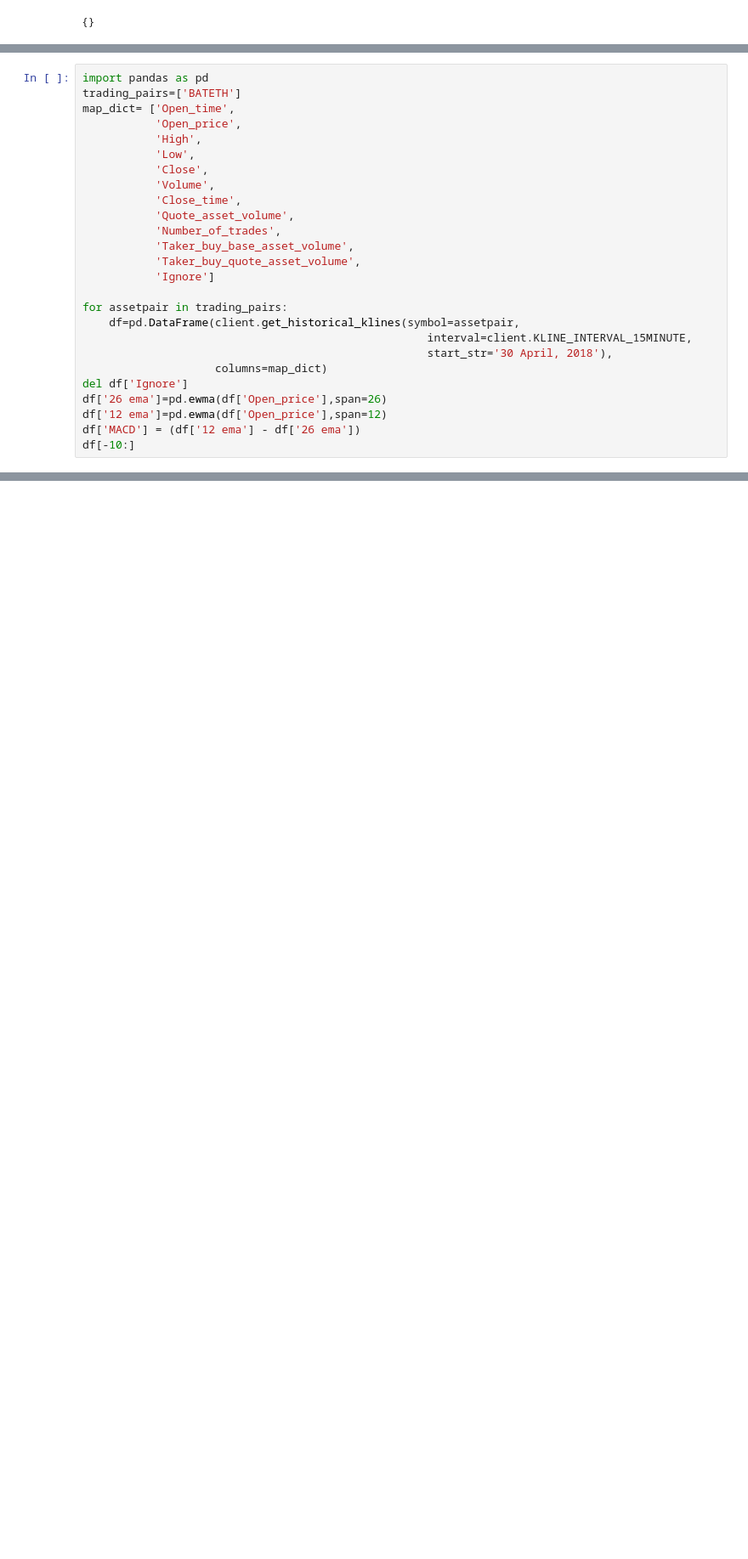
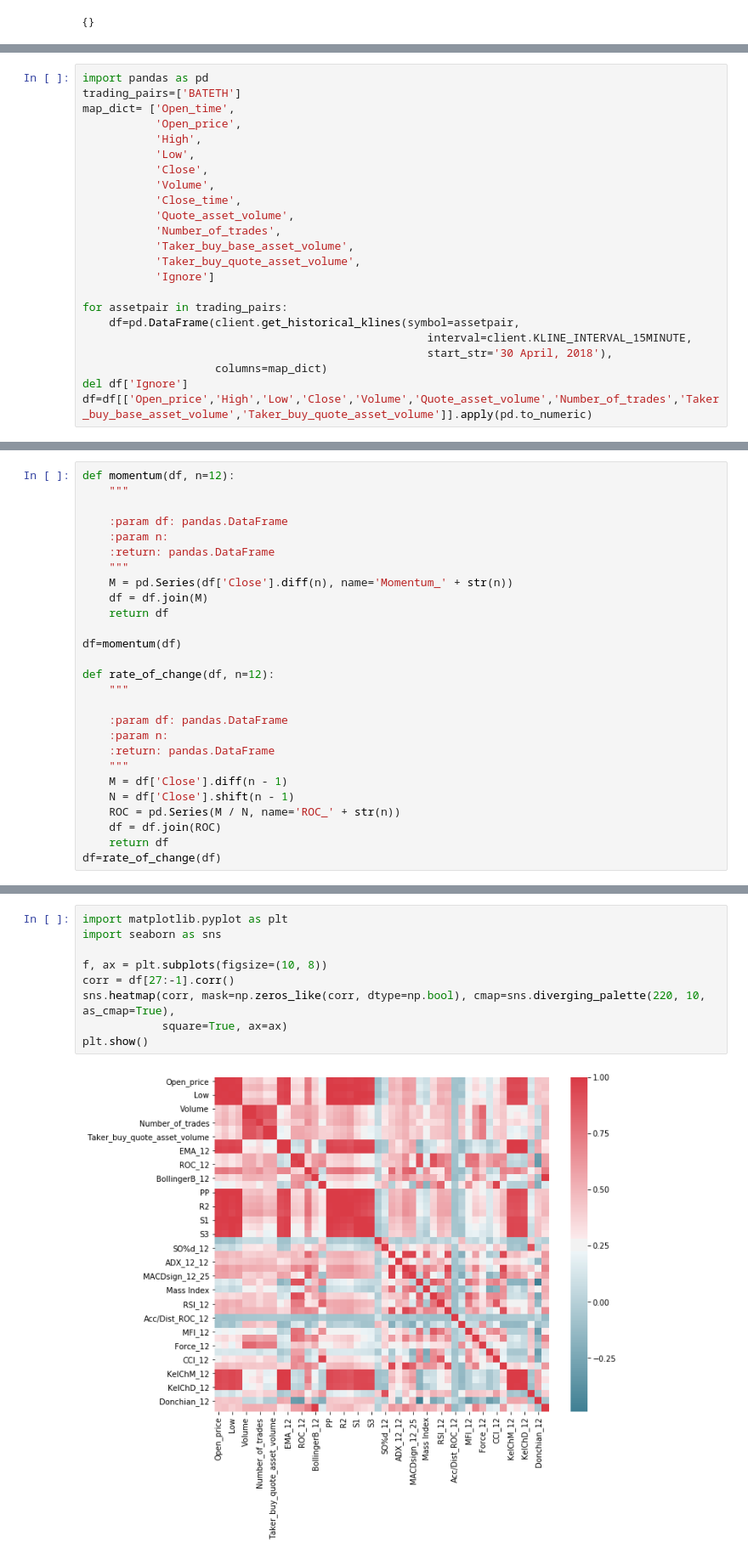
Before and after one commit to pavantejam/Finance, a Jupyter notebook: Untitled.ipynb, the cells around one changed output, grey strips where cells are left out. Shown at 85% size. Drawn from its saved outputs; the diff is of its cells as text; blank space fills up the shorter version.

```diff
--- a/Untitled.ipynb
+++ b/Untitled.ipynb
@@ -103,7 +104,4 @@ for assetpair in trading_pairs:
                                                     start_str='30 April, 2018'),
                     columns=map_dict)
 del df['Ignore']
-df['26 ema']=pd.ewma(df['Open_price'],span=26)
-df['12 ema']=pd.ewma(df['Open_price'],span=12)
-df['MACD'] = (df['12 ema'] - df['26 ema'])
-df[-10:]
+df=df[['Open_price','High','Low','Close','Volume','Quote_asset_volume','Number_of_trades','Taker_buy_base_asset_volume','Taker_buy_quote_asset_volume']].apply(pd.to_numeric)
@@ -121,0 +153,27 @@ df[-10:]
+# %%
+def momentum(df, n=12):
+    """
+
+    :param df: pandas.DataFrame
+    :param n:
+    :return: pandas.DataFrame
+    """
+    M = pd.Series(df['Close'].diff(n), name='Momentum_' + str(n))
+    df = df.join(M)
+    return df
+
+df=momentum(df)
+
+def rate_of_change(df, n=12):
+    """
+
+    :param df: pandas.DataFrame
+    :param n:
+    :return: pandas.DataFrame
+    """
+    M = df['Close'].diff(n - 1)
+    N = df['Close'].shift(n - 1)
+    ROC = pd.Series(M / N, name='ROC_' + str(n))
+    df = df.join(ROC)
+    return df
+df=rate_of_change(df)
@@ -121,0 +685,11 @@ df[-10:]
+# %%
+import matplotlib.pyplot as plt
+import seaborn as sns
+
+f, ax = plt.subplots(figsize=(10, 8))
+corr = df[27:-1].corr()
+sns.heatmap(corr, mask=np.zeros_like(corr, dtype=np.bool), cmap=sns.diverging_palette(220, 10, as_cmap=True),
+            square=True, ax=ax)
+plt.show()
+# %% [output]
+[figure, added]
```
Also changed, not shown: parts of 12 cells of this notebook, 2 other files.
